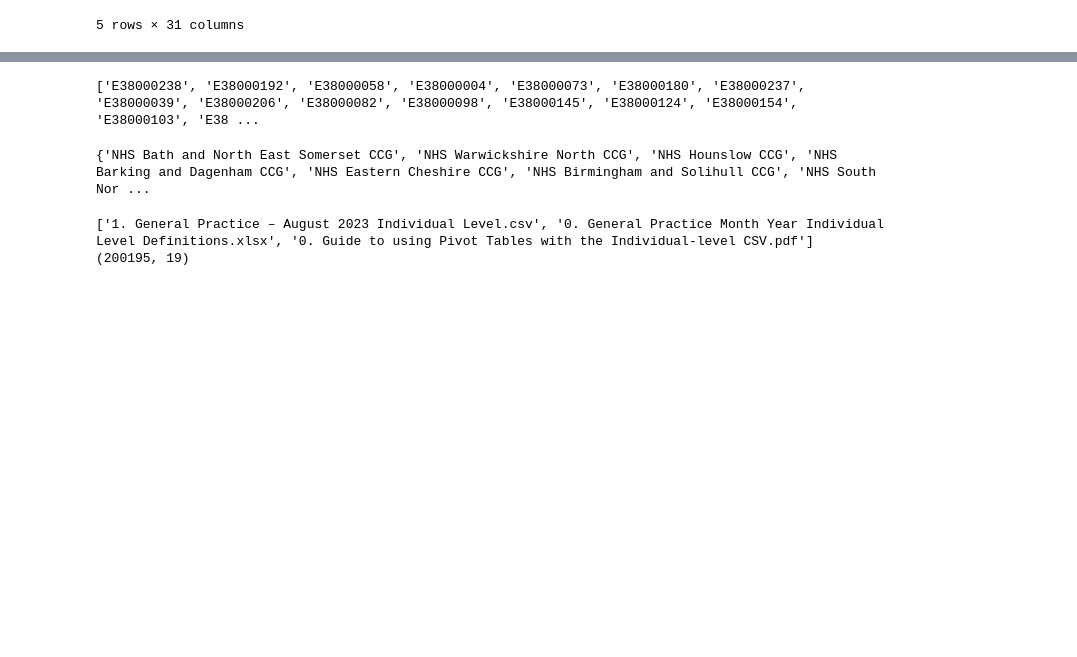
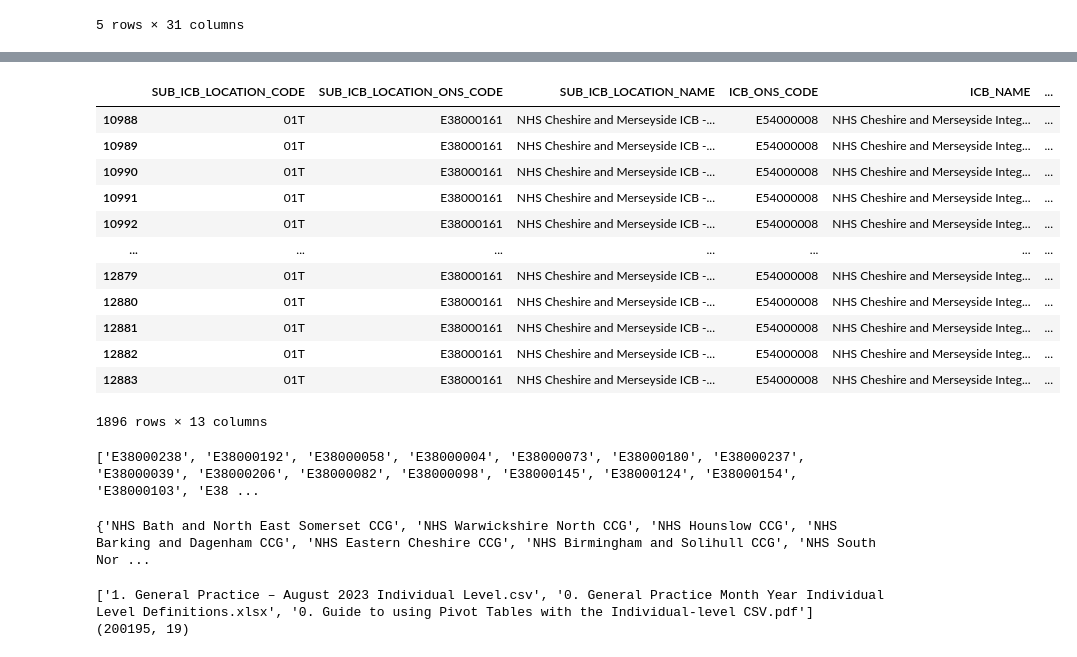
Before and after one commit to SNEE-ICS/PrimaryCareDemandAndCapacity, a Jupyter notebook: AppointmentsVsOADR.ipynb, the cells around one changed output, grey strips where cells are left out. Cells and saved outputs as stored; diff of their text form; code cells hidden in the pictures; blank space fills up the shorter version.

```diff
--- a/AppointmentsVsOADR.ipynb
+++ b/AppointmentsVsOADR.ipynb
@@ -158,3 +218,19 @@ print(ons_projection_df['AREA_CODE'].nunique())
+# %%
+filtered_df.loc[filtered_df['SUB_ICB_LOCATION_ONS_CODE']=='E38000161']
+# %% [output]
+|  | SUB_ICB_LOCATION_CODE | SUB_ICB_LOCATION_ONS_CODE | SUB_ICB_LOCATION_NAME | ICB_ONS_CODE | ICB_NAME | ... |
+| 10988 | 01T | E38000161 | NHS Cheshire and Merseyside ICB -... | E54000008 | NHS Cheshire and Merseyside Integ... | ... |
+| 10989 | 01T | E38000161 | NHS Cheshire and Merseyside ICB -... | E54000008 | NHS Cheshire and Merseyside Integ... | ... |
+| 10990 | 01T | E38000161 | NHS Cheshire and Merseyside ICB -... | E54000008 | NHS Cheshire and Merseyside Integ... | ... |
+| 10991 | 01T | E38000161 | NHS Cheshire and Merseyside ICB -... | E54000008 | NHS Cheshire and Merseyside Integ... | ... |
+| 10992 | 01T | E38000161 | NHS Cheshire and Merseyside ICB -... | E54000008 | NHS Cheshire and Merseyside Integ... | ... |
+| ... | ... | ... | ... | ... | ... | ... |
+| 12879 | 01T | E38000161 | NHS Cheshire and Merseyside ICB -... | E54000008 | NHS Cheshire and Merseyside Integ... | ... |
+| 12880 | 01T | E38000161 | NHS Cheshire and Merseyside ICB -... | E54000008 | NHS Cheshire and Merseyside Integ... | ... |
+| 12881 | 01T | E38000161 | NHS Cheshire and Merseyside ICB -... | E54000008 | NHS Cheshire and Merseyside Integ... | ... |
+| 12882 | 01T | E38000161 | NHS Cheshire and Merseyside ICB -... | E54000008 | NHS Cheshire and Merseyside Integ... | ... |
+| 12883 | 01T | E38000161 | NHS Cheshire and Merseyside ICB -... | E54000008 | NHS Cheshire and Merseyside Integ... | ... |
+1896 rows × 13 columns
 # %%
 unique_area_code_appt = combined_df['SUB_ICB_LOCATION_ONS_CODE'].unique()
 unique_area_code_projctn = ons_projection_df['AREA_CODE'].unique()
```
Also changed, not shown: parts of 13 cells of this notebook.
